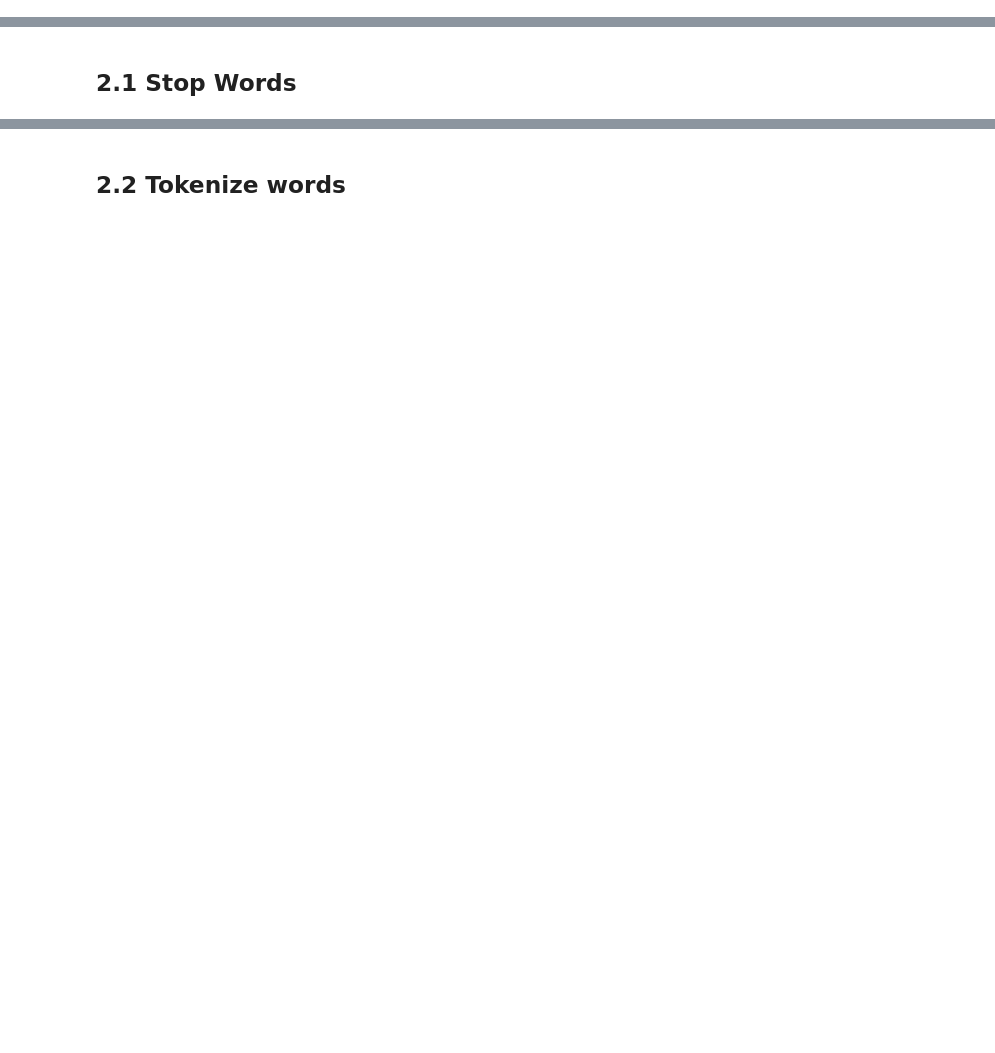
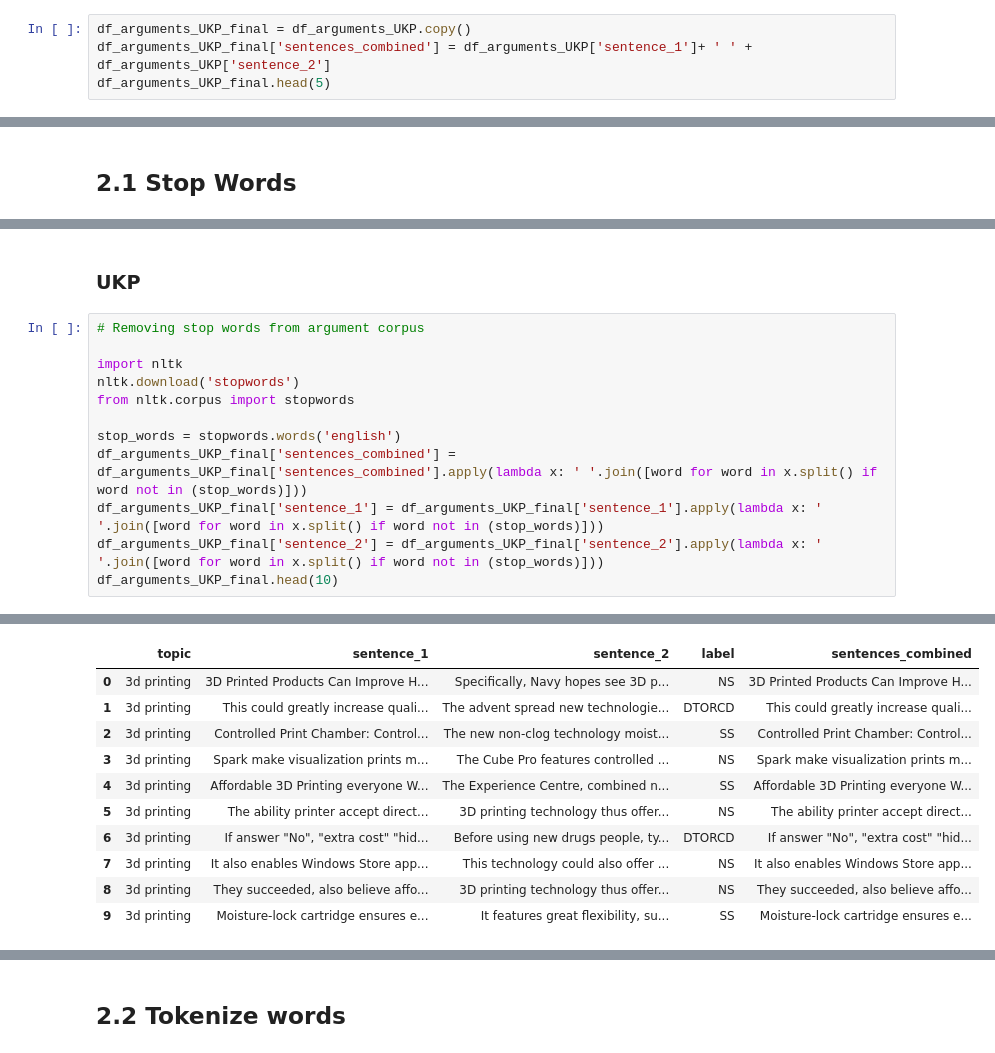
Before and after one commit to adrianoduque97/argument-minning, a Jupyter notebook: ArgumentMinning_TFM.ipynb, the cells around one changed output, grey strips where cells are left out. Cells and saved outputs as stored; diff of their text form; blank space fills up the shorter version.

```diff
--- a/ArgumentMinning_TFM.ipynb
+++ b/ArgumentMinning_TFM.ipynb
@@ -105,0 +166,4 @@ df_arguments_final.head(5)
+# %%
+df_arguments_UKP_final = df_arguments_UKP.copy()
+df_arguments_UKP_final['sentences_combined'] = df_arguments_UKP['sentence_1']+ ' ' + df_arguments_UKP['sentence_2']
+df_arguments_UKP_final.head(5)
@@ -141,3 +214,18 @@ df_arguments_final.head(5)
 | 2 | 1 | the sale of violent video games t... | CON | some violent video games may actu... | violent video games may actually ... |
 | 3 | 1 | the sale of violent video games t... | PRO | exposure to violent video games c... | exposure violent video games caus... |
 | 4 | 1 | the sale of violent video games t... | PRO | Violent video games increase the ... | violent video games increase viol... |
+# %% [markdown]
+### UKP
+# %%
+# Removing stop words from argument corpus
+
+import nltk
+nltk.download('stopwords')
+from nltk.corpus import stopwords
+
+stop_words = stopwords.words('english')
+df_arguments_UKP_final['sentences_combined'] = df_arguments_UKP_final['sentences_combined'].apply(lambda x: ' '.join([word for word in x.split() if word not in (stop_words)]))
+df_arguments_UKP_final['sentence_1'] = df_arguments_UKP_final['sentence_1'].apply(lambda x: ' '.join([word for word in x.split() if word not in (stop_words)]))
+df_arguments_UKP_final['sentence_2'] = df_arguments_UKP_final['sentence_2'].apply(lambda x: ' '.join([word for word in x.split() if word not in (stop_words)]))
+df_arguments_UKP_final.head(10)
+# %% [output]
@@ -143,0 +234,11 @@ df_arguments_final.head(5)
+|  | topic | sentence_1 | sentence_2 | label | sentences_combined |
+| 0 | 3d printing | 3D Printed Products Can Improve H... | Specifically, Navy hopes see 3D p... | NS | 3D Printed Products Can Improve H... |
+| 1 | 3d printing | This could greatly increase quali... | The advent spread new technologie... | DTORCD | This could greatly increase quali... |
+| 2 | 3d printing | Controlled Print Chamber: Control... | The new non-clog technology moist... | SS | Controlled Print Chamber: Control... |
+| 3 | 3d printing | Spark make visualization prints m... | The Cube Pro features controlled ... | NS | Spark make visualization prints m... |
+| 4 | 3d printing | Affordable 3D Printing everyone W... | The Experience Centre, combined n... | SS | Affordable 3D Printing everyone W... |
+| 5 | 3d printing | The ability printer accept direct... | 3D printing technology thus offer... | NS | The ability printer accept direct... |
+| 6 | 3d printing | If answer "No", "extra cost" "hid... | Before using new drugs people, ty... | DTORCD | If answer "No", "extra cost" "hid... |
+| 7 | 3d printing | It also enables Windows Store app... | This technology could also offer ... | NS | It also enables Windows Store app... |
+| 8 | 3d printing | They succeeded, also believe affo... | 3D printing technology thus offer... | NS | They succeeded, also believe affo... |
+| 9 | 3d printing | Moisture-lock cartridge ensures e... | It features great flexibility, su... | SS | Moisture-lock cartridge ensures e... |
```
Also changed, not shown: parts of 57 cells of this notebook.
